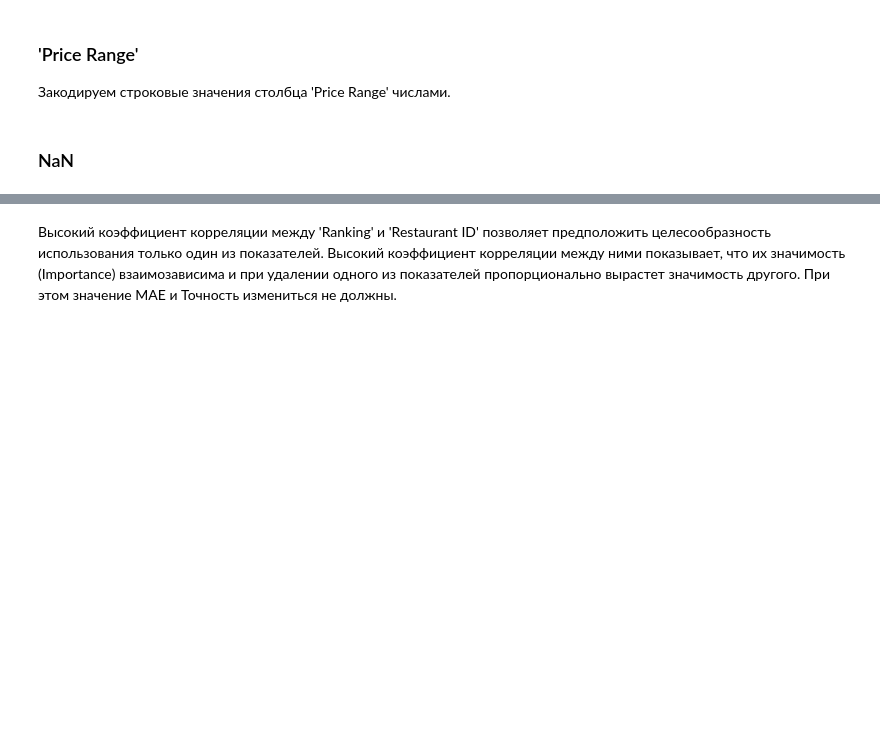
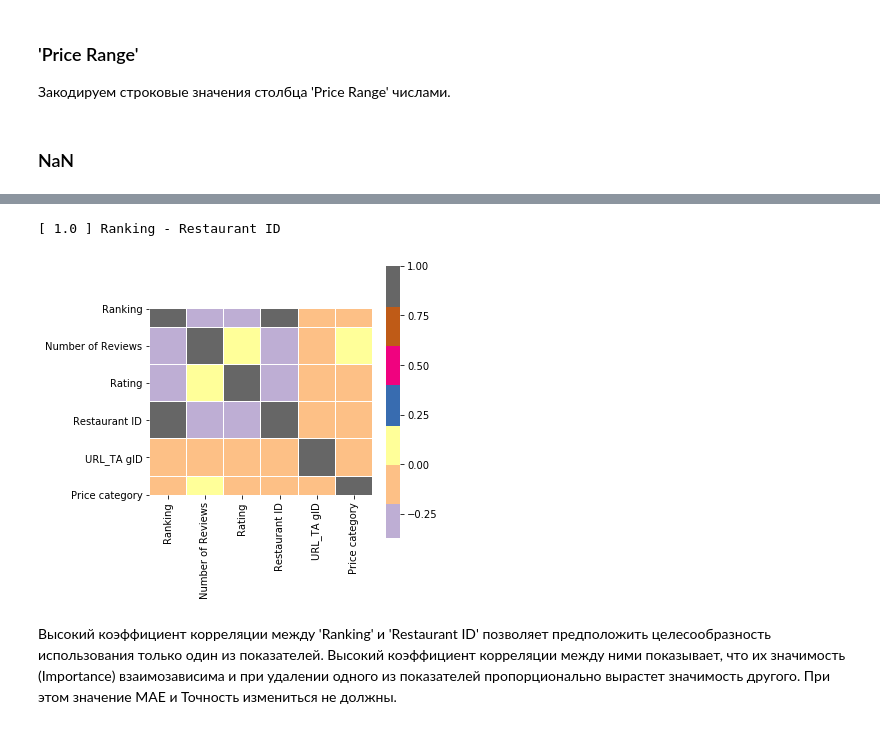
Before and after one commit to elena-soboleva/Trip-Advisor, a Jupyter notebook: ElenaSoboleva_tripadv_.ipynb, the cells around one changed output, grey strips where cells are left out. Cells and saved outputs as stored; diff of their text form; code cells hidden in the pictures; blank space fills up the shorter version.

```diff
--- a/ElenaSoboleva_tripadv_.ipynb
+++ b/ElenaSoboleva_tripadv_.ipynb
@@ -180,30 +209,34 @@ def TrainModel(displaydf=1, displayIMP=1, displayBARH=0, BARHsize=4, delete=[],
 Функция отображения тепловой карты коэффициентов корреляции между количественными признаками.
 # %%
-def Heatmap(size=5, delete=[], drawmap=1, porog=0.5, displayCORR=1):
+def my_heatmap(heatmap_size=5, delete=[], draw_heatmap=1, threshold=0.5, display_correlation=1):
     global df_all
 
-    DropCols = [column for column in df_all.columns if df_all[column].dtypes=='object']
-    DropCols = DropCols+delete
-    DropCols = DropCols+['sample']
+    # Создаем список столбцов для удаления из датафрейма
+    drop_columns = [column for column in df_all.columns if df_all[column].dtypes=='object']
+    # Если при вызове функции заданы еще какие-то столбцы для удаления, добаляем и их к списку
+    drop_columns += delete
+    # Вспомогательный столбец 'sample' нужно тоже удалить
+    drop_columns += ['sample']
     # Коэффициенты корреляции между количественными признаками, содержащимися в датафрейме - метод corr().
-    correlation = df_all.query('sample == 1').drop(DropCols, axis=1).corr()
+    correlation = df_all.query('sample == 1').drop(drop_columns, axis=1).corr()
 
-    if drawmap==1:
+    if draw_heatmap==1:
         # Тепловая карта значений коэффициентов корреляции
-        plt.rcParams['figure.figsize'] = (size,size) # размер области отображения
+        plt.rcParams['figure.figsize'] = (heatmap_size, heatmap_size) # размер области отображения
         sns.heatmap(correlation, cmap='Accent', center=.2,
                     robust=False, fmt='.1g', linewidths=0.01, linecolor='white', square=True)
 
     # Наибольшие коэффициенты корреляции
-    # матрица симметрична, поэтому нужен верхний треугольник матрицы без диагонали
+    # Матрица симметрична, поэтому нужен верхний треугольник матрицы без диагонали
     corrpairs = (correlation.where(np.triu(np.ones(correlation.shape), k=1).astype(np.bool))
                  .stack().sort_values(ascending=False))
 
-    if displayCORR==1:
-        for i,j in corrpairs.items():
-            if abs(round(j, 1))>=porog and i.count('Rating')==0:
-                if j<0: space=''
+    if display_correlation==1:
+        for corrpairs_variable, corrpairs_value in corrpairs.items():
+            if abs(round(corrpairs_value, 1))>=threshold and corrpairs_variable.count('Rating')==0:
+                if corrpairs_value<0: space=''
                 else: space=' '
-                print('[{}{} ] {}'.format(space, round(j, 1),
-                                          str(i).replace("('", "").replace("')", "").replace("', '", " - ")))
+                print('[{}{} ] {}'.format(space, round(corrpairs_value, 1),
+                                          str(corrpairs_variable).replace("('", "")
+                                          .replace("')", "").replace("', '", " - ")))
 # %% [markdown]
@@ -325,3 +426,8 @@ Heatmap()
+# %%
+my_heatmap()
+# %% [output]
+[ 1.0 ] Ranking - Restaurant ID
+[figure, added]
 # %% [markdown]
 Высокий коэффициент корреляции между 'Ranking' и 'Restaurant ID' позволяет предположить целесообразность использования только один из показателей. Высокий коэффициент корреляции между ними показывает, что их значимость (Importance) взаимозависима и при удалении одного из показателей пропорционально вырастет значимость другого. При этом значение MAE и Точность измениться не должны.
 # %%
```
Also changed, not shown: parts of 168 cells of this notebook, 1 other file.
